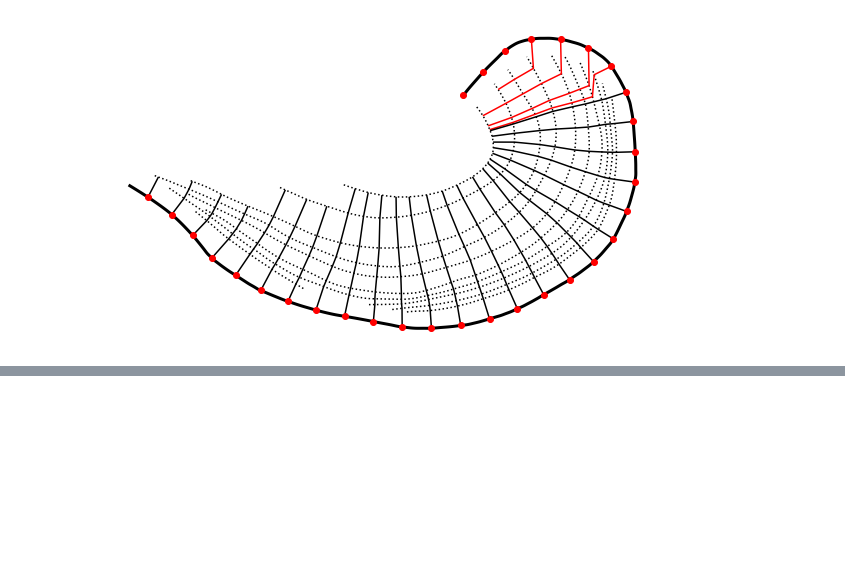
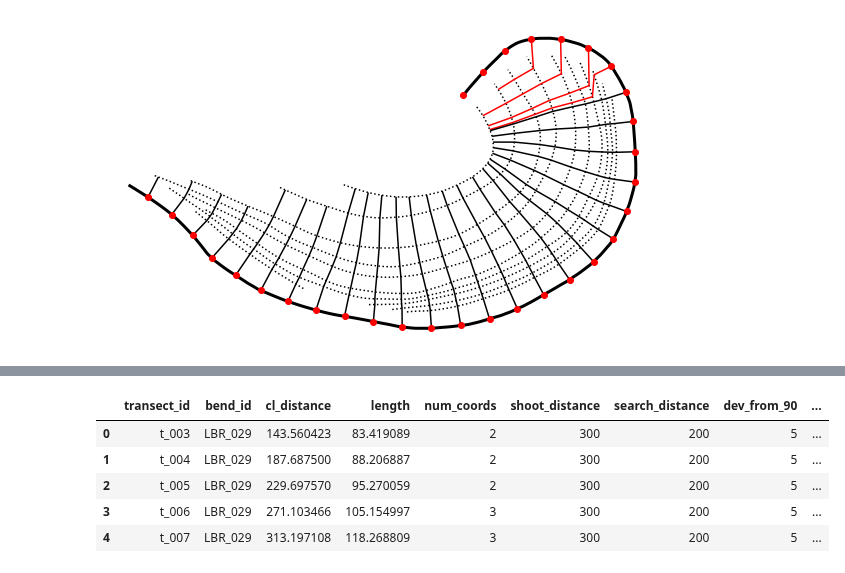
Before and after one commit to tamu-edu/scrollstats, a Jupyter notebook: TransectingDevelopment.ipynb, the cells around one changed output, grey strips where cells are left out. Cells and saved outputs as stored; diff of their text form; code cells hidden in the pictures; blank space fills up the shorter version.

```diff
--- a/TransectingDevelopment.ipynb
+++ b/TransectingDevelopment.ipynb
@@ -111,0 +185,12 @@ transects
+# %%
+transects["bend_id"] = bend_id
+sql_cols = ["transect_id", "bend_id", "cl_distance", "length", "num_coords", "shoot_distance", "search_distance", "dev_from_90", "geometry"]
+sql_transects = transects.reset_index()[sql_cols].to_crs("EPSG:4326")
+sql_transects.head()
+# %% [output]
+|  | transect_id | bend_id | cl_distance | length | num_coords | shoot_distance | search_distance | dev_from_90 | ... |
+| 0 | t_003 | LBR_029 | 143.560423 | 83.419089 | 2 | 300 | 200 | 5 | ... |
+| 1 | t_004 | LBR_029 | 187.687500 | 88.206887 | 2 | 300 | 200 | 5 | ... |
+| 2 | t_005 | LBR_029 | 229.697570 | 95.270059 | 2 | 300 | 200 | 5 | ... |
+| 3 | t_006 | LBR_029 | 271.103466 | 105.154997 | 3 | 300 | 200 | 5 | ... |
+| 4 | t_007 | LBR_029 | 313.197108 | 118.268809 | 3 | 300 | 200 | 5 | ... |
```
Also changed, not shown: parts of 4 cells of this notebook.
